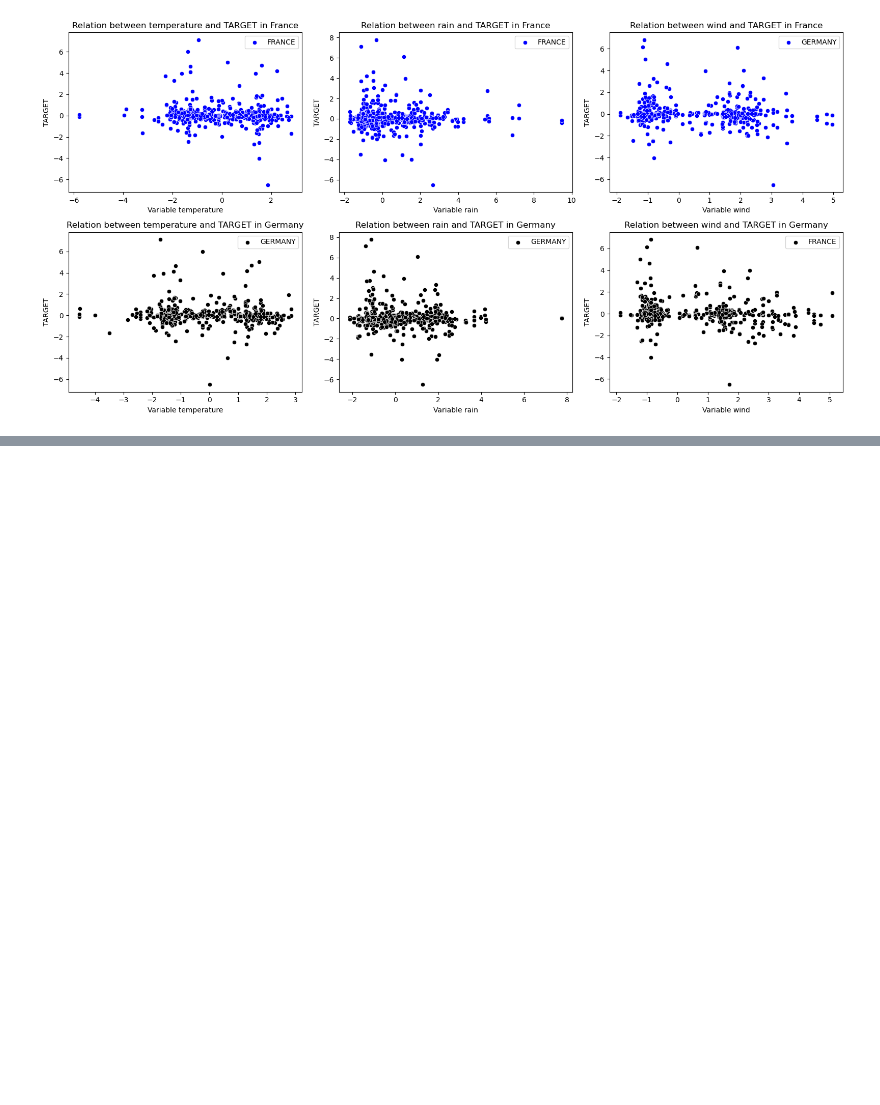
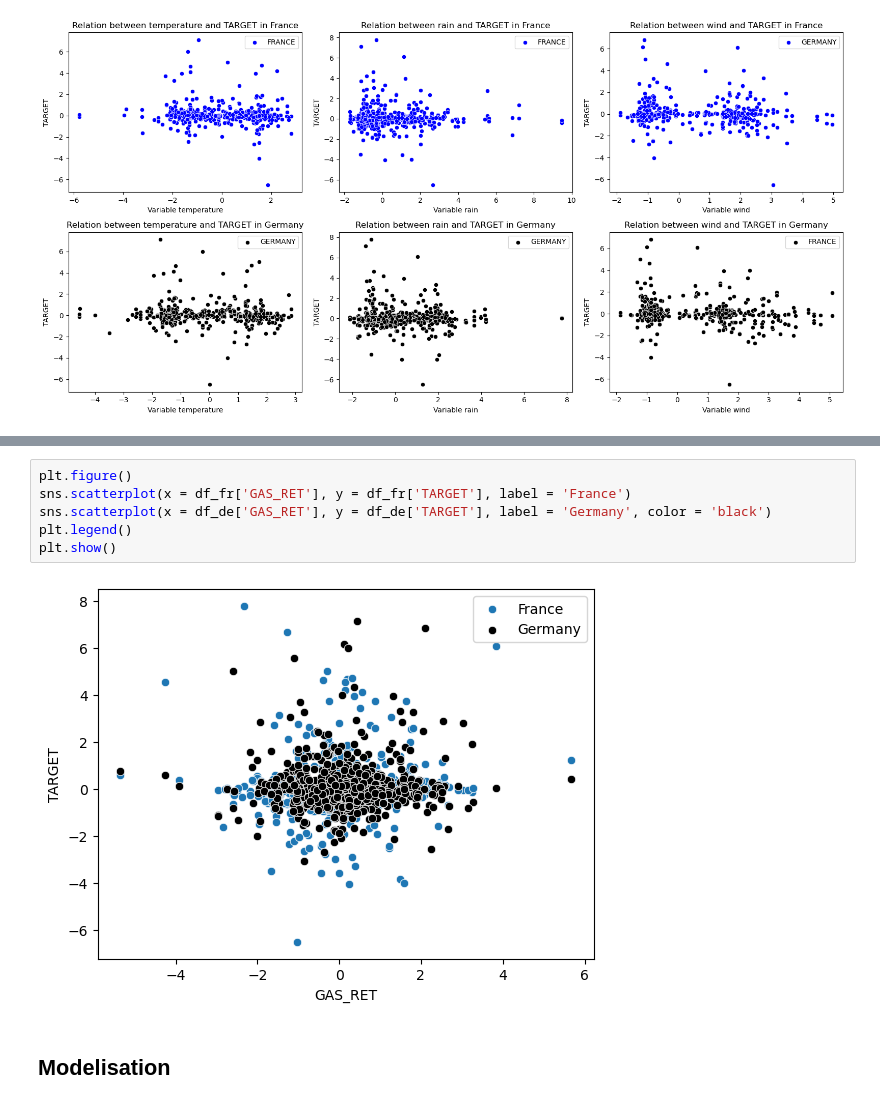
Before and after one commit to AugustinCablant/Data-Challenge-QRT, a Jupyter notebook: code.ipynb, the cells around one changed output, grey strips where cells are left out. Cells and saved outputs as stored; diff of their text form; blank space fills up the shorter version.

```diff
--- a/code.ipynb
+++ b/code.ipynb
@@ -283,0 +324,10 @@ X_train_fr = X_train[X_train['COUNTRY']=='FR']
+# %%
+plt.figure()
+sns.scatterplot(x = df_fr['GAS_RET'], y = df_fr['TARGET'], label = 'France')
+sns.scatterplot(x = df_de['GAS_RET'], y = df_de['TARGET'], label = 'Germany', color = 'black')
+plt.legend()
+plt.show()
+# %% [output]
+[figure, added]
+# %% [markdown]
+## Modelisation
```
Also changed, not shown: parts of 7 cells of this notebook.
